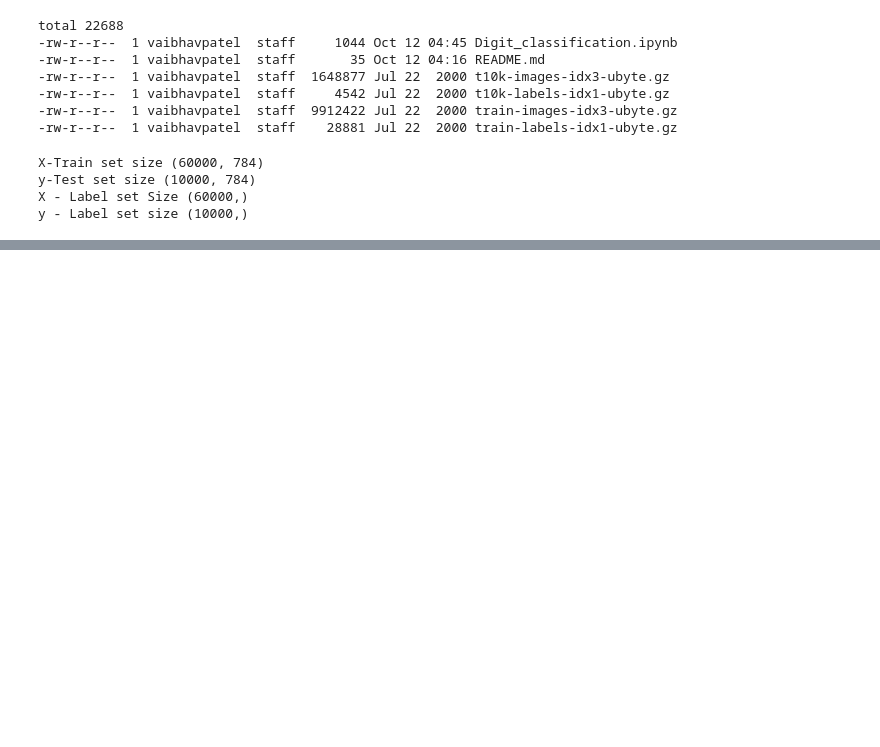
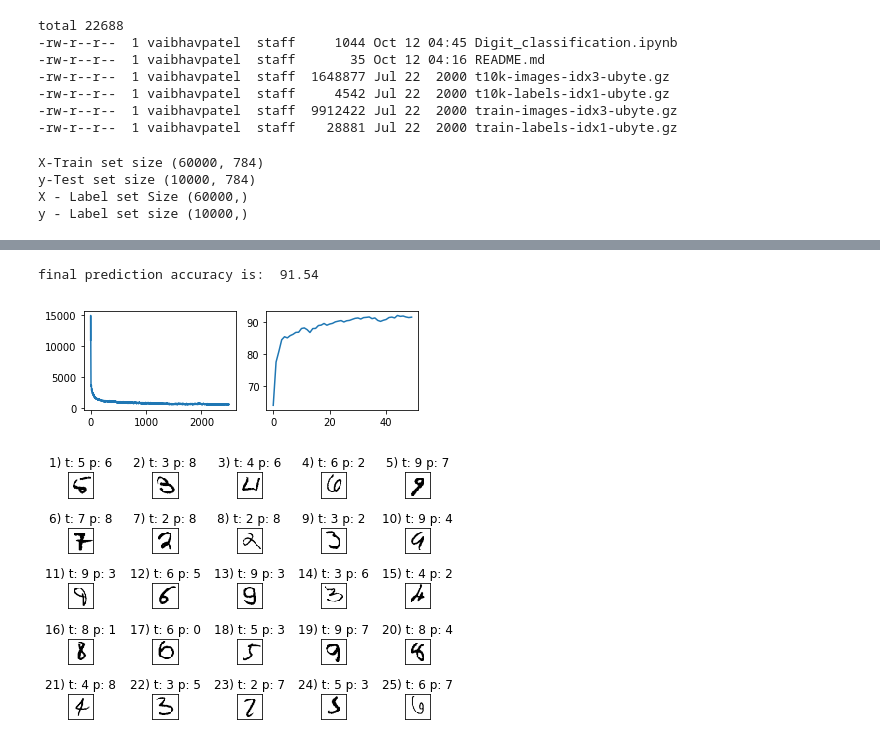
Before and after one commit to VA09170/Machine-LearningA2, a Jupyter notebook: Digit_classification.ipynb, the cells around one changed output, grey strips where cells are left out. Saved outputs shown, nothing was run; the diff lists cells and outputs as text; code cells hidden in the pictures; blank space fills up the shorter version.

```diff
--- a/Digit_classification.ipynb
+++ b/Digit_classification.ipynb
@@ -79,0 +121,10 @@ y - Label set size (10000,)
+# %%
+def add_bias_unit(X, where):
+    # where is just row or column
+    if where == 'column':
+        X_new = np.ones((X.shape[0], X.shape[1] + 1))
+        X_new[:, 1:] = X
+    elif where == 'row':
+        X_new = np.ones((X.shape[0] + 1, X.shape[1]))
+        X_new[1:, :] = X
+    return X_new
@@ -79,0 +223,2 @@ y - Label set size (10000,)
+# %%
+cost, acc, y_pred = runModel(X_train, y_train, X_test, y_test)
@@ -79,0 +243,28 @@ y - Label set size (10000,)
+# %%
+x_a = [i for i in range(acc.shape[0])]
+x_c = [i for i in range(len(cost))]
+print('final prediction accuracy is: ', acc[49])
+plt.subplot(221)
+plt.plot(x_c, cost)
+plt.subplot(222)
+plt.plot(x_a, acc)
+plt.show()
+
+miscl_img = X_test[y_test != y_pred][:25]
+correct_lab = y_test[y_test != y_pred][:25]
+miscl_lab = y_pred[y_test != y_pred][:25]
+
+fig, ax = plt.subplots(nrows=5, ncols=5, sharex=True, sharey=True)
+ax = ax.flatten()
+for i in range(25):
+    img = miscl_img[i].reshape(28,28)
+    ax[i].imshow(img, cmap='Greys', interpolation='nearest')
+    ax[i].set_title('%d) t: %d p: %d' % (i + 1, correct_lab[i], miscl_lab[i]))
+ax[0].set_xticks([])
+ax[0].set_yticks([])
+plt.tight_layout()
+plt.show()
+# %% [output]
+final prediction accuracy is:  91.54
+[figure, added]
+[figure, added]
```
Also changed, not shown: parts of 8 cells of this notebook.
